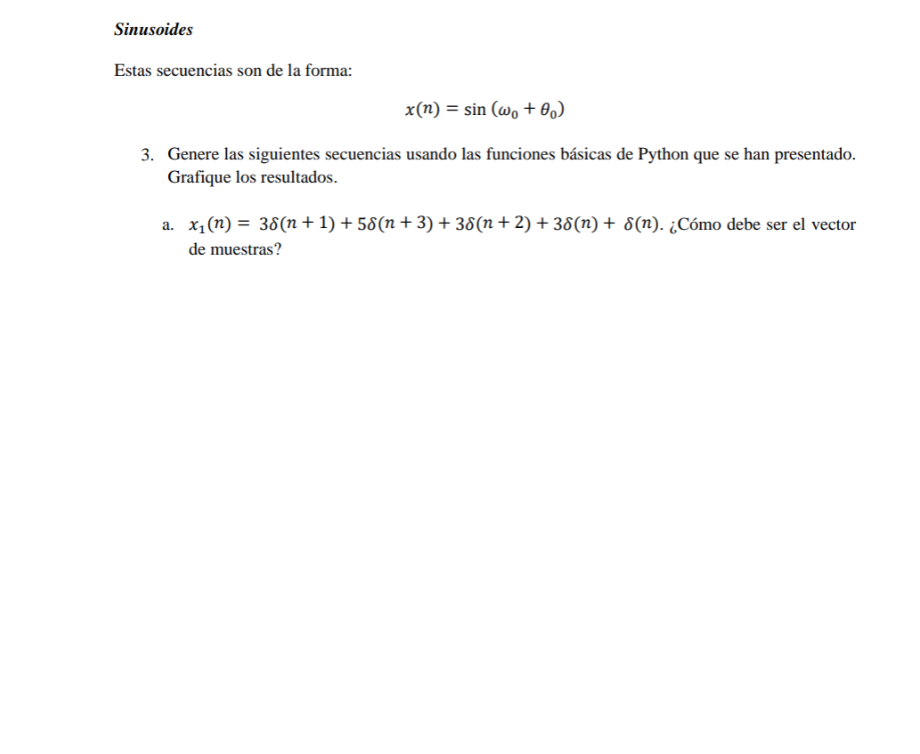
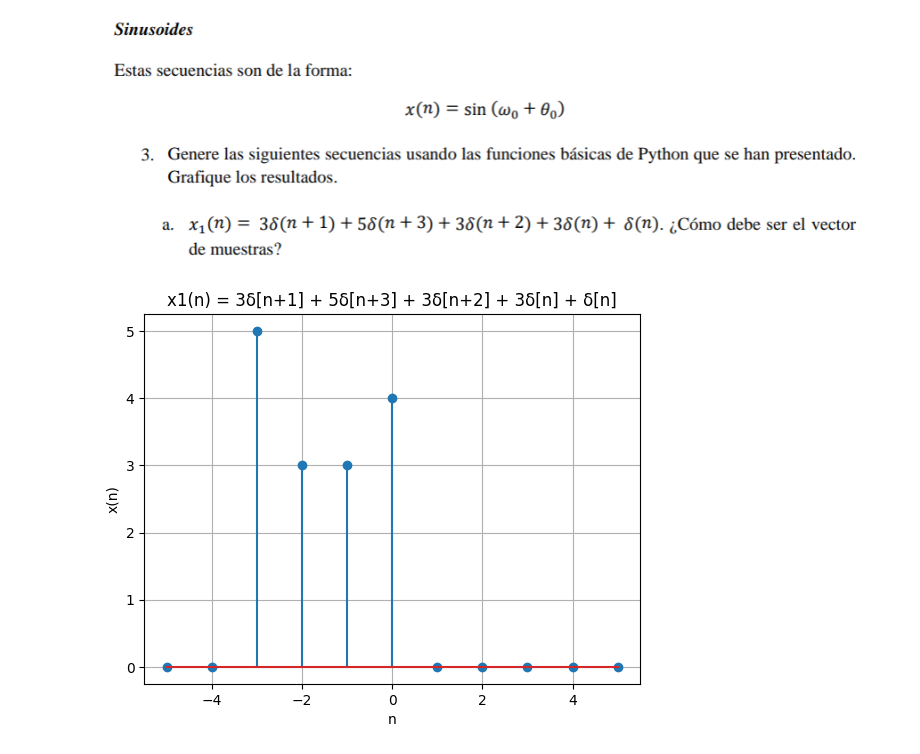
Before and after one commit to isabellavasquezg/Lab_Biosenales_Isabella_Marie, a Jupyter notebook: Practica 2/Practica_2_Marie_Isabella.ipynb, the cells around one changed output. Cells and saved outputs as stored; diff of their text form; code cells hidden in the pictures; blank space fills up the shorter version.

```diff
--- a/Practica 2/Practica_2_Marie_Isabella.ipynb
+++ b/Practica 2/Practica_2_Marie_Isabella.ipynb
@@ -45,6 +45,6 @@ def impseq(n0, n1, n2):
 # Genera x(n) = delta(n-n0); n1 <= n <= n2
 # ----------------------------------------------
  n_i = np.arange(n1,n2+1) # Se crea el vector de muestras
- x_i = (n-n0) == 0
+ x_i = (n_i-n0) == 0
  return [x_i,n_i]
 # %%
@@ -97,0 +95,19 @@ def impulso(n):
+# %%
+# Se define un rango para crear el vecto "n" en la función impulso
+n1,n2 = -5,5
+
+# Se llama a la función impulso
+x,n=impseq(0,n1,n2)
+
+# Para realizar los desplazamientos hacia la izquiera se modifica el n0 con el valor negativo y para escalarlo, se multiplica toda la función
+x1 = 3*impseq(-1, n1, n2)[0] + 5*impseq(-3, n1, n2)[0] + 3*impseq(-2, n1, n2)[0] + 3*impseq(0, n1, n2)[0] + impseq(0, n1, n2)[0]
+
+# Graficando la función
+plt.stem(n, x1)
+plt.xlabel('n')
+plt.ylabel('x(n)')
+plt.title('x1(n) = 3δ[n+1] + 5δ[n+3] + 3δ[n+2] + 3δ[n] + δ[n]')
+plt.grid(True)
+plt.show()
+# %% [output]
+[figure, added]
```
Also changed, not shown: parts of 23 cells of this notebook.
